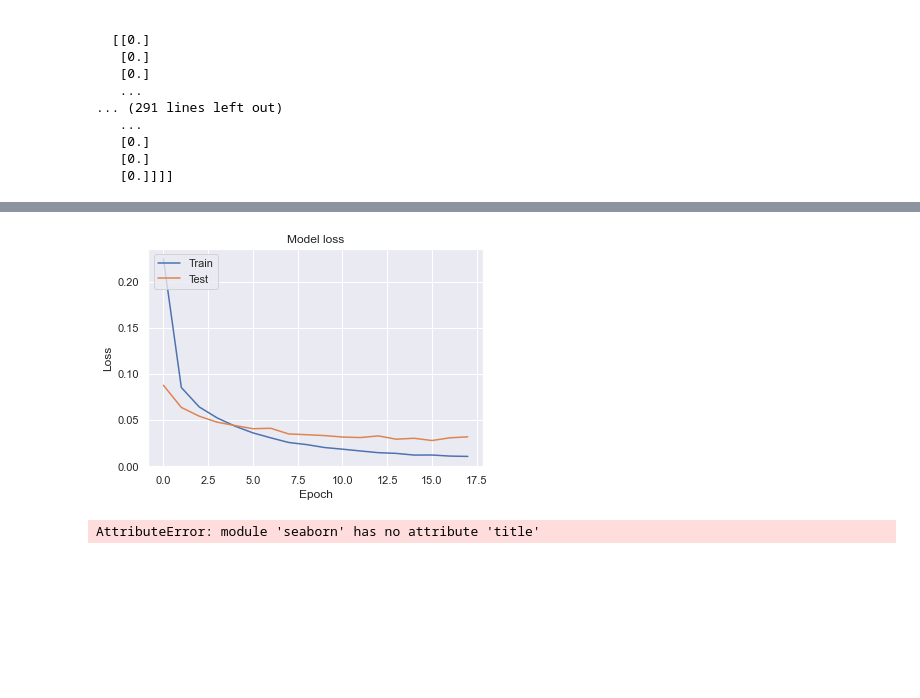
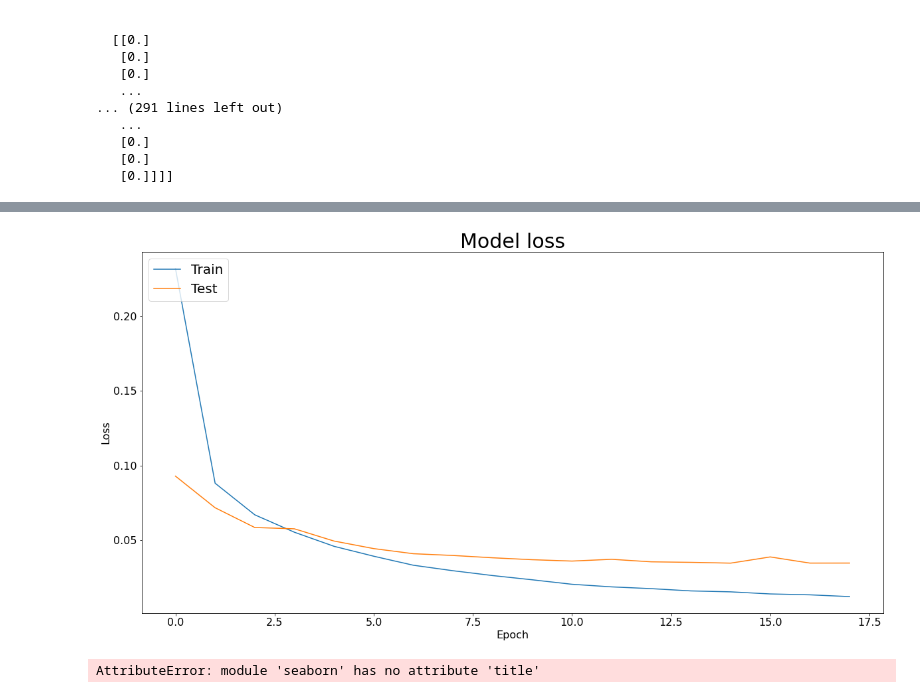
Before and after one commit to Bandabou/CNN-letter-classification, a Jupyter notebook: ML-Back-End/CNN.ipynb, the cells around one changed output, grey strips where cells are left out. Saved outputs shown, nothing was run; the diff lists cells and outputs as text; code cells hidden in the pictures; blank space fills up the shorter version.

```diff
--- a/ML-Back-End/CNN.ipynb
+++ b/ML-Back-End/CNN.ipynb
@@ -28,7 +28,8 @@ from sklearn.metrics import confusion_matrix
 from sklearn.utils import shuffle
 # %%
 #Data importing
-dataset = pd.read_csv("C:\\Users\\maxhi\\OneDrive\\Desktop\\CNN\\Handwritten Data.csv").astype('float32')
+#dataset = pd.read_csv("C:\\Users\\maxhi\\OneDrive\\Desktop\\CNN\\Handwritten Data.csv").astype('float32')
+dataset = pd.read_csv("C:\\Users\\20183382\\Desktop\\CNN\\Handwritten Data.csv").astype('float32')
 
 dataset.rename(columns={'0':'label'}, inplace=True)
 
@@ -379,13 +389,15 @@ print(X_train) #Looks about right
    [0.]]]]
 # %%
 cnn = models.Sequential()
-cnn.add(Conv2D(32, (5, 5), input_shape=(28, 28, 1), activation='relu'))
+cnn.add(Conv2D(28, (5, 5), input_shape=(28, 28, 1), activation='relu'))
 cnn.add(MaxPooling2D(pool_size=(2, 2)))
+cnn.add(Conv2D(56, (5, 5), activation='relu'))
+cnn.add(MaxPooling2D(pool_size=(2, 2)))
+cnn.add(Conv2D(56, (5, 5), activation='relu'))
 cnn.add(Dropout(0.3))
 cnn.add(Flatten())
 cnn.add(Dense(128, activation='relu'))
 cnn.add(Dense(len(y.unique()), activation='softmax'))
-
 cnn.compile(loss='categorical_crossentropy', optimizer='adam', metrics=['accuracy'])
 history = cnn.fit(X_train, y_train, validation_data=(X_test, y_test), epochs=18, batch_size=200, verbose=2)
 
@@ -406,27 +424,32 @@ Epoch 6/18
 # %%
-cnn = models.Sequential()
-cnn.add(Conv2D(28, (3, 3), input_shape=(28, 28, 1), activation='relu'))
-cnn.add(MaxPooling2D(pool_size=(2, 2)))
-cnn.add(Dropout(0.3))
-cnn.add(Flatten())
-cnn.add(Dense(128, activation='relu'))
-cnn.add(Dense(len(y.unique()), activation='softmax'))
+# cnn = models.Sequential()
+# cnn.add(Conv2D(28, (3, 3), input_shape=(28, 28, 1), activation='relu'))
+# cnn.add(MaxPooling2D(pool_size=(2, 2)))
+# cnn.add(Dropout(0.3))
+# cnn.add(Flatten())
+# cnn.add(Dense(128, activation='relu'))
+# cnn.add(Dense(len(y.unique()), activation='softmax'))
 
-cnn.compile(loss='categorical_crossentropy', optimizer='adam', metrics=['accuracy'])
-history = cnn.fit(X_train, y_train, validation_data=(X_test, y_test), epochs=18, batch_size=200, verbose=2)
+# cnn.compile(loss='categorical_crossentropy', optimizer='adam', metrics=['accuracy'])
+# history = cnn.fit(X_train, y_train, validation_data=(X_test, y_test), epochs=18, batch_size=200, verbose=2)
 
-scores = cnn.evaluate(X_test,y_test, verbose=0)
-print("CNN Score:",scores[1])
+# scores = cnn.evaluate(X_test,y_test, verbose=0)
+# print("CNN Score:",scores[1])
 # %%
+plt.figure(figsize=(20,10))
 plt.plot(history.history['loss'])
 plt.plot(history.history['val_loss'])
-plt.title('Model loss')
-plt.ylabel('Loss')
-plt.xlabel('Epoch')
-plt.legend(['Train', 'Test'], loc='upper left')
+plt.title('Model loss',fontsize=30)
+plt.ylabel('Loss', fontsize=16)
+plt.xlabel('Epoch', fontsize=16)
+plt.xticks(size=16)
+plt.yticks(size=16)
+plt.legend(['Train', 'Test'], loc='upper left', fontsize=20)
+
+
 plt.show()
 # %% [output]
-[figure, old version]
+[figure, new version]
 # %%
 cm=confusion_matrix(y_test,y_predictions)
 df_cm = pd.DataFrame(cm, range(26),
```
Also changed, not shown: parts of 6 cells of this notebook.
